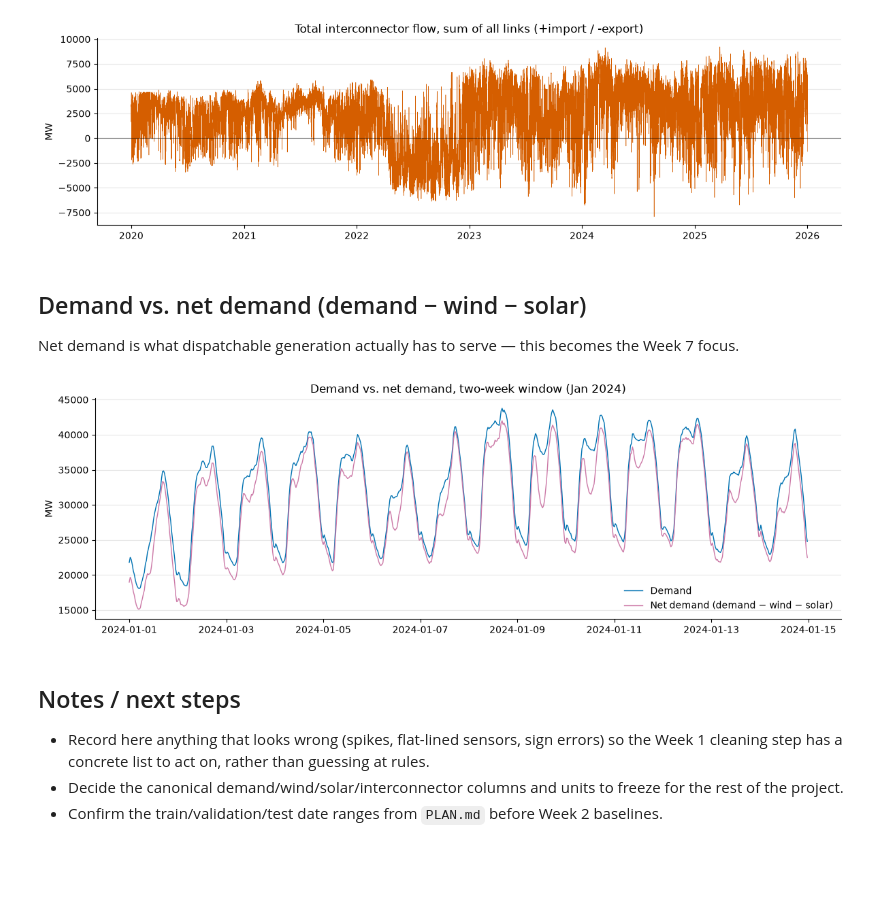
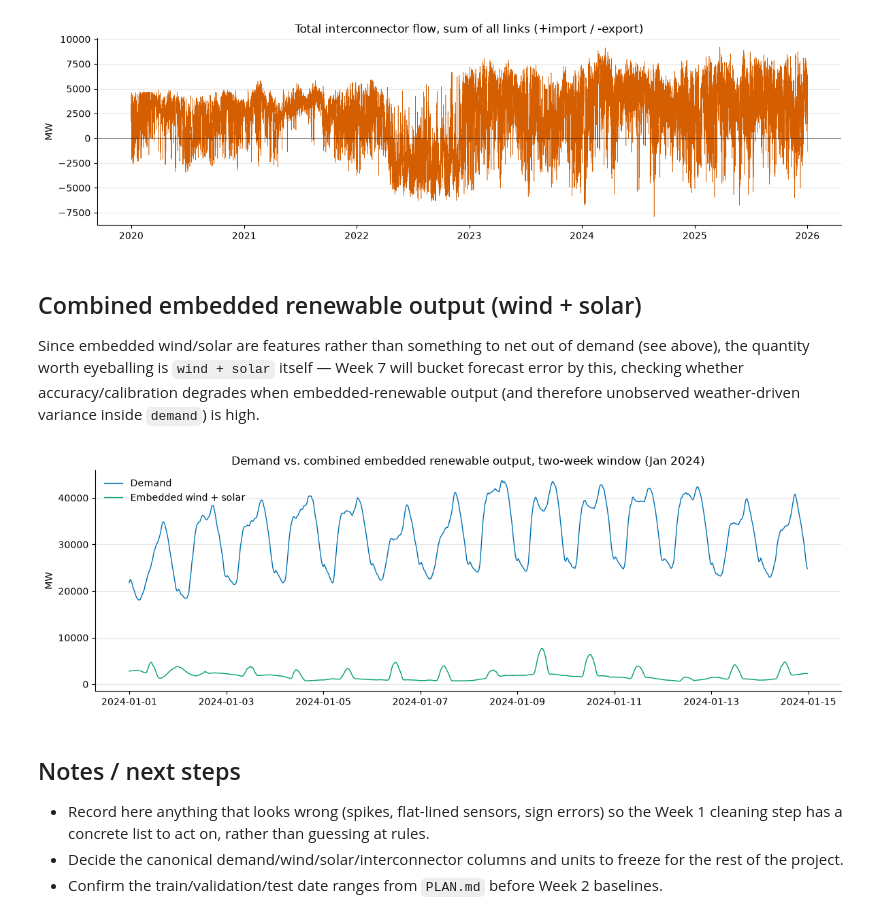
Before and after one commit to sid-lpcd/energy_demand_forecast, a Jupyter notebook: notebooks/01_explore_raw_data.ipynb, the cells around one changed output. Saved outputs shown, nothing was run; the diff lists cells and outputs as text; code cells hidden in the pictures; blank space fills up the shorter version.

```diff
--- a/notebooks/01_explore_raw_data.ipynb
+++ b/notebooks/01_explore_raw_data.ipynb
@@ -115,7 +114,6 @@ PALETTE = {
     "wind": "#009E73",           # green
     "solar": "#E69F00",          # orange
     "interconnector": "#D55E00", # vermillion
-    "net_demand": "#CC79A7",     # reddish purple
 }  # Okabe-Ito colorblind-safe palette, fixed assignment reused across the notebook
 
 flow_cols = [c for c in df.columns if c.endswith("_FLOW")]
@@ -126,6 +124,5 @@ core = pd.DataFrame({
     "solar": df["EMBEDDED_SOLAR_GENERATION"],
     "interconnector": df[flow_cols].sum(axis=1),
 })
-core["net_demand"] = core["demand"] - core["wind"] - core["solar"]
 core.head()
 # %% [output]
@@ -249,26 +246,27 @@ fig.tight_layout()
 # %% [output]
 [figure]
 # %% [markdown]
-## Demand vs. net demand (demand − wind − solar)
+## Combined embedded renewable output (wind + solar)
 
-Net demand is what dispatchable generation actually has to serve — this becomes the Week 7 focus.
+Since embedded wind/solar are features rather than something to net out of demand (see above), the quantity worth eyeballing is `wind + solar` itself — Week 7 will bucket forecast error by this, checking whether accuracy/calibration degrades when embedded-renewable output (and therefore unobserved weather-driven variance inside `demand`) is high.
 # %%
 window = core.loc["2024-01-01":"2024-01-14"]
+combined_renewables = window["wind"] + window["solar"]
 
 fig, ax = plt.subplots(figsize=(12, 4))
 ax.plot(window.index, window["demand"], color=PALETTE["demand"], linewidth=1, label="Demand")
 ax.plot(
-    window.index, window["net_demand"], color=PALETTE["net_demand"], linewidth=1,
-    label="Net demand (demand − wind − solar)",
+    window.index, combined_renewables, color=PALETTE["wind"], linewidth=1,
+    label="Embedded wind + solar",
 )
-ax.set_title("Demand vs. net demand, two-week window (Jan 2024)")
+ax.set_title("Demand vs. combined embedded renewable output, two-week window (Jan 2024)")
 ax.set_ylabel("MW")
 ax.legend(frameon=False)
 ax.spines[["top", "right"]].set_visible(False)
 ax.grid(axis="y", alpha=0.3)
 fig.tight_layout()
 # %% [output]
-[figure, old version]
+[figure, new version]
 # %% [markdown]
 ## Notes / next steps
 
```
Also changed, not shown: parts of 2 cells of this notebook, 2 other files.
